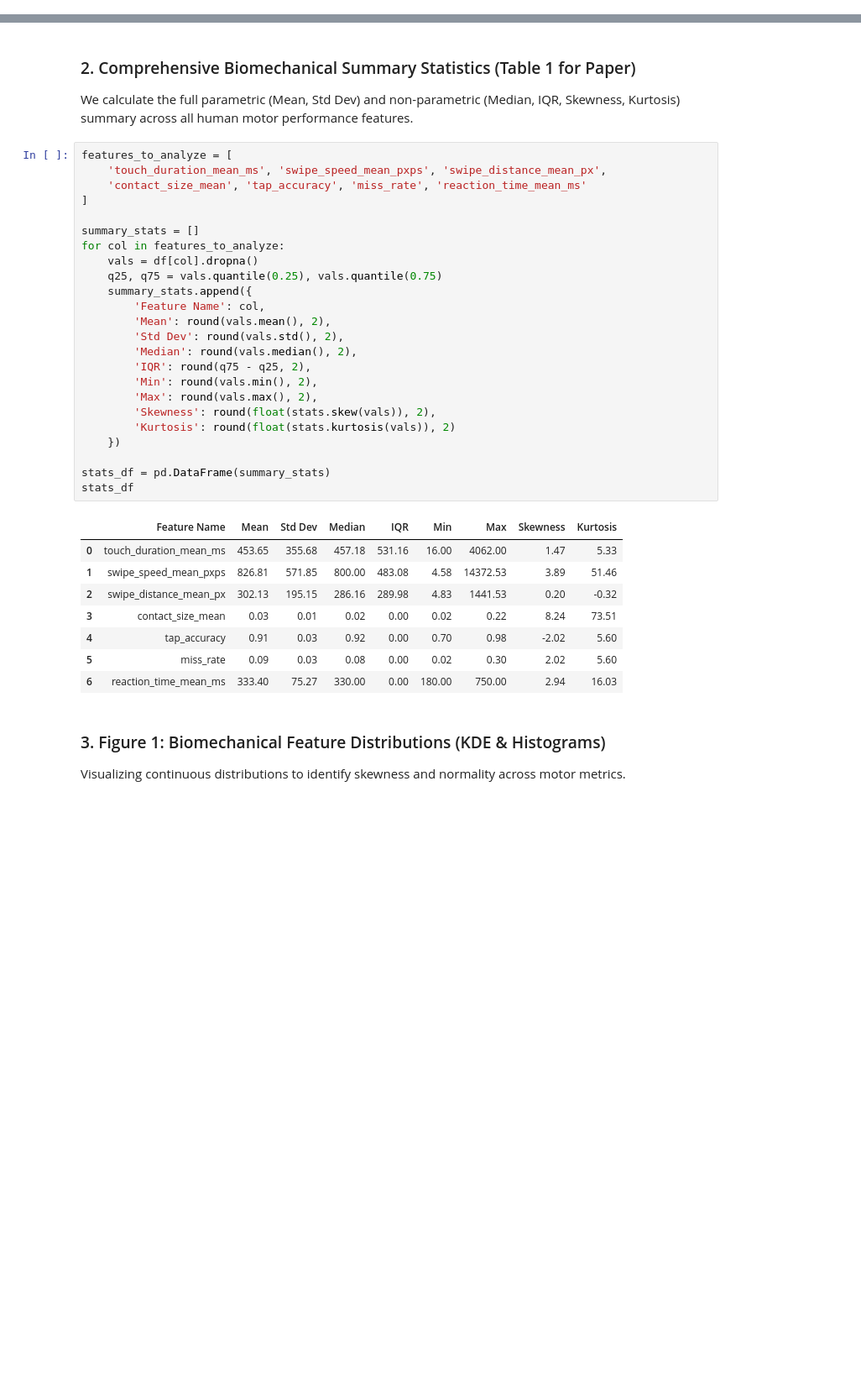
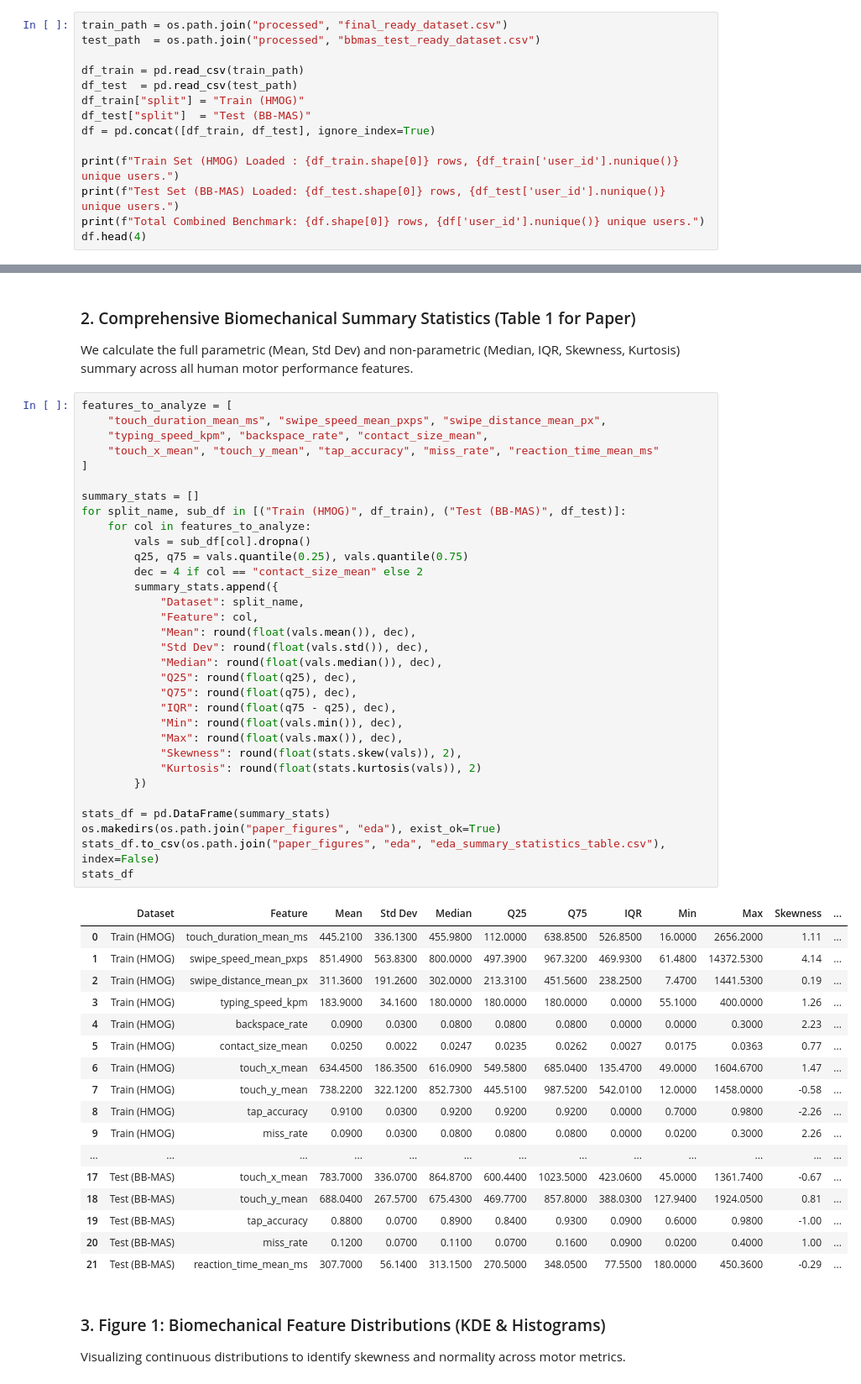
Before and after one commit to Mahedi8x/adaptive-ui-ml, a Jupyter notebook: 01_exploratory_data_analysis_eda.ipynb, the cells around one changed output, grey strips where cells are left out. Shown at 84% size. Saved outputs shown, nothing was run; the diff lists cells and outputs as text; blank space fills up the shorter version.

```diff
--- a/01_exploratory_data_analysis_eda.ipynb
+++ b/01_exploratory_data_analysis_eda.ipynb
@@ -49,0 +31,14 @@ Total Unique Subjects: 141 across sources: {'HMOG': 7194, 'Touchalytics': 232}
+# %%
+train_path = os.path.join("processed", "final_ready_dataset.csv")
+test_path  = os.path.join("processed", "bbmas_test_ready_dataset.csv")
+
+df_train = pd.read_csv(train_path)
+df_test  = pd.read_csv(test_path)
+df_train["split"] = "Train (HMOG)"
+df_test["split"]  = "Test (BB-MAS)"
+df = pd.concat([df_train, df_test], ignore_index=True)
+
+print(f"Train Set (HMOG) Loaded : {df_train.shape[0]} rows, {df_train['user_id'].nunique()} unique users.")
+print(f"Test Set (BB-MAS) Loaded: {df_test.shape[0]} rows, {df_test['user_id'].nunique()} unique users.")
+print(f"Total Combined Benchmark: {df.shape[0]} rows, {df['user_id'].nunique()} unique users.")
+df.head(4)
@@ -52,37 +56,54 @@ Total Unique Subjects: 141 across sources: {'HMOG': 7194, 'Touchalytics': 232}
 We calculate the full parametric (Mean, Std Dev) and non-parametric (Median, IQR, Skewness, Kurtosis) summary across all human motor performance features.
 # %%
 features_to_analyze = [
-    'touch_duration_mean_ms', 'swipe_speed_mean_pxps', 'swipe_distance_mean_px',
-    'contact_size_mean', 'tap_accuracy', 'miss_rate', 'reaction_time_mean_ms'
+    "touch_duration_mean_ms", "swipe_speed_mean_pxps", "swipe_distance_mean_px",
+    "typing_speed_kpm", "backspace_rate", "contact_size_mean",
+    "touch_x_mean", "touch_y_mean", "tap_accuracy", "miss_rate", "reaction_time_mean_ms"
 ]
 
 summary_stats = []
-for col in features_to_analyze:
-    vals = df[col].dropna()
-    q25, q75 = vals.quantile(0.25), vals.quantile(0.75)
-    summary_stats.append({
-        'Feature Name': col,
-        'Mean': round(vals.mean(), 2),
-        'Std Dev': round(vals.std(), 2),
-        'Median': round(vals.median(), 2),
-        'IQR': round(q75 - q25, 2),
-        'Min': round(vals.min(), 2),
-        'Max': round(vals.max(), 2),
-        'Skewness': round(float(stats.skew(vals)), 2),
-        'Kurtosis': round(float(stats.kurtosis(vals)), 2)
-    })
+for split_name, sub_df in [("Train (HMOG)", df_train), ("Test (BB-MAS)", df_test)]:
+    for col in features_to_analyze:
+        vals = sub_df[col].dropna()
+        q25, q75 = vals.quantile(0.25), vals.quantile(0.75)
+        dec = 4 if col == "contact_size_mean" else 2
+        summary_stats.append({
+            "Dataset": split_name,
+            "Feature": col,
+            "Mean": round(float(vals.mean()), dec),
+            "Std Dev": round(float(vals.std()), dec),
+            "Median": round(float(vals.median()), dec),
+            "Q25": round(float(q25), dec),
+            "Q75": round(float(q75), dec),
+            "IQR": round(float(q75 - q25), dec),
+            "Min": round(float(vals.min()), dec),
+            "Max": round(float(vals.max()), dec),
+            "Skewness": round(float(stats.skew(vals)), 2),
+            "Kurtosis": round(float(stats.kurtosis(vals)), 2)
+        })
 
 stats_df = pd.DataFrame(summary_stats)
+os.makedirs(os.path.join("paper_figures", "eda"), exist_ok=True)
+stats_df.to_csv(os.path.join("paper_figures", "eda", "eda_summary_statistics_table.csv"), index=False)
 stats_df
 # %% [output]
-|  | Feature Name | Mean | Std Dev | Median | IQR | Min | Max | Skewness | Kurtosis |
-| 0 | touch_duration_mean_ms | 453.65 | 355.68 | 457.18 | 531.16 | 16.00 | 4062.00 | 1.47 | 5.33 |
-| 1 | swipe_speed_mean_pxps | 826.81 | 571.85 | 800.00 | 483.08 | 4.58 | 14372.53 | 3.89 | 51.46 |
-| 2 | swipe_distance_mean_px | 302.13 | 195.15 | 286.16 | 289.98 | 4.83 | 1441.53 | 0.20 | -0.32 |
-| 3 | contact_size_mean | 0.03 | 0.01 | 0.02 | 0.00 | 0.02 | 0.22 | 8.24 | 73.51 |
-| 4 | tap_accuracy | 0.91 | 0.03 | 0.92 | 0.00 | 0.70 | 0.98 | -2.02 | 5.60 |
-| 5 | miss_rate | 0.09 | 0.03 | 0.08 | 0.00 | 0.02 | 0.30 | 2.02 | 5.60 |
-| 6 | reaction_time_mean_ms | 333.40 | 75.27 | 330.00 | 0.00 | 180.00 | 750.00 | 2.94 | 16.03 |
+|  | Dataset | Feature | Mean | Std Dev | Median | Q25 | Q75 | IQR | Min | Max | Skewness | ... |
+| 0 | Train (HMOG) | touch_duration_mean_ms | 445.2100 | 336.1300 | 455.9800 | 112.0000 | 638.8500 | 526.8500 | 16.0000 | 2656.2000 | 1.11 | ... |
+| 1 | Train (HMOG) | swipe_speed_mean_pxps | 851.4900 | 563.8300 | 800.0000 | 497.3900 | 967.3200 | 469.9300 | 61.4800 | 14372.5300 | 4.14 | ... |
+| 2 | Train (HMOG) | swipe_distance_mean_px | 311.3600 | 191.2600 | 302.0000 | 213.3100 | 451.5600 | 238.2500 | 7.4700 | 1441.5300 | 0.19 | ... |
+| 3 | Train (HMOG) | typing_speed_kpm | 183.9000 | 34.1600 | 180.0000 | 180.0000 | 180.0000 | 0.0000 | 55.1000 | 400.0000 | 1.26 | ... |
+| 4 | Train (HMOG) | backspace_rate | 0.0900 | 0.0300 | 0.0800 | 0.0800 | 0.0800 | 0.0000 | 0.0000 | 0.3000 | 2.23 | ... |
+| 5 | Train (HMOG) | contact_size_mean | 0.0250 | 0.0022 | 0.0247 | 0.0235 | 0.0262 | 0.0027 | 0.0175 | 0.0363 | 0.77 | ... |
+| 6 | Train (HMOG) | touch_x_mean | 634.4500 | 186.3500 | 616.0900 | 549.5800 | 685.0400 | 135.4700 | 49.0000 | 1604.6700 | 1.47 | ... |
+| 7 | Train (HMOG) | touch_y_mean | 738.2200 | 322.1200 | 852.7300 | 445.5100 | 987.5200 | 542.0100 | 12.0000 | 1458.0000 | -0.58 | ... |
+| 8 | Train (HMOG) | tap_accuracy | 0.9100 | 0.0300 | 0.9200 | 0.9200 | 0.9200 | 0.0000 | 0.7000 | 0.9800 | -2.26 | ... |
+| 9 | Train (HMOG) | miss_rate | 0.0900 | 0.0300 | 0.0800 | 0.0800 | 0.0800 | 0.0000 | 0.0200 | 0.3000 | 2.26 | ... |
+| ... | ... | ... | ... | ... | ... | ... | ... | ... | ... | ... | ... | ... |
+| 17 | Test (BB-MAS) | touch_x_mean | 783.7000 | 336.0700 | 864.8700 | 600.4400 | 1023.5000 | 423.0600 | 45.0000 | 1361.7400 | -0.67 | ... |
+| 18 | Test (BB-MAS) | touch_y_mean | 688.0400 | 267.5700 | 675.4300 | 469.7700 | 857.8000 | 388.0300 | 127.9400 | 1924.0500 | 0.81 | ... |
+| 19 | Test (BB-MAS) | tap_accuracy | 0.8800 | 0.0700 | 0.8900 | 0.8400 | 0.9300 | 0.0900 | 0.6000 | 0.9800 | -1.00 | ... |
+| 20 | Test (BB-MAS) | miss_rate | 0.1200 | 0.0700 | 0.1100 | 0.0700 | 0.1600 | 0.0900 | 0.0200 | 0.4000 | 1.00 | ... |
+| 21 | Test (BB-MAS) | reaction_time_mean_ms | 307.7000 | 56.1400 | 313.1500 | 270.5000 | 348.0500 | 77.5500 | 180.0000 | 450.3600 | -0.29 | ... |
 # %% [markdown]
 ### 3. Figure 1: Biomechanical Feature Distributions (KDE & Histograms)
 Visualizing continuous distributions to identify skewness and normality across motor metrics.
```
Also changed, not shown: parts of 10 cells of this notebook, 24 other files.
